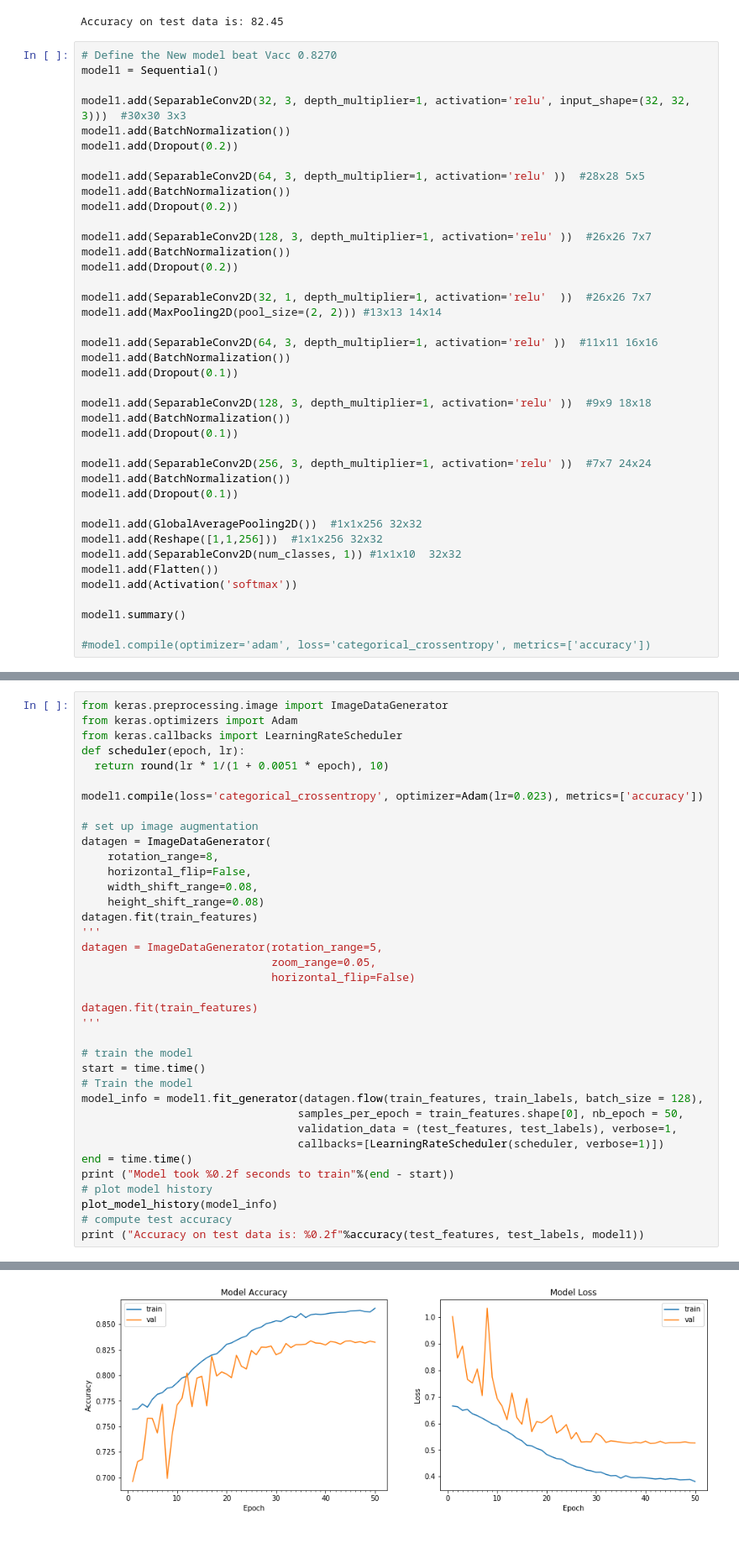
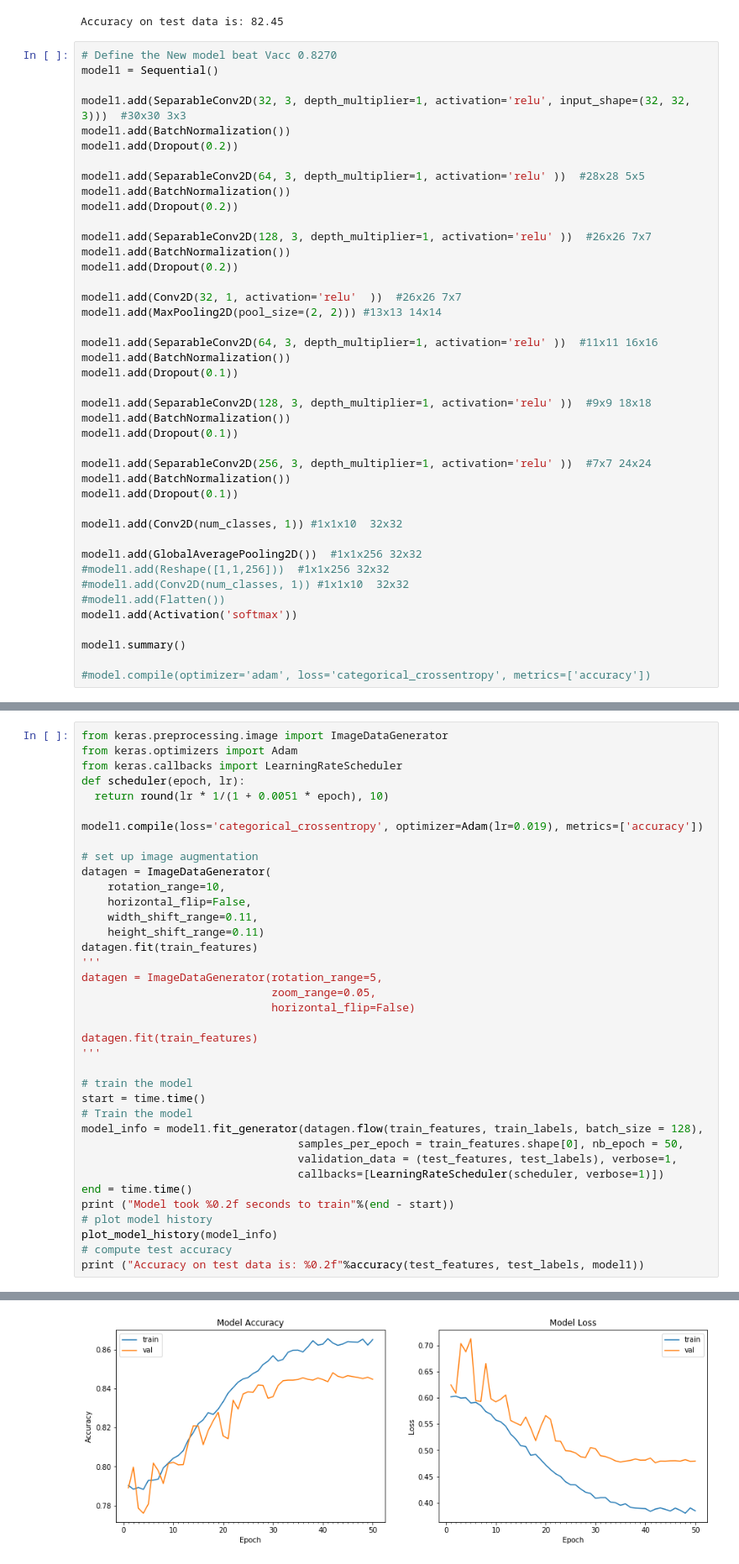
Before and after one commit to bikash-bhoi/EIP4, a Jupyter notebook: Session3 Assignment/Assignment_6.ipynb, the cells around one changed output, grey strips where cells are left out. Shown at 84% size. Drawn from its saved outputs; the diff is of its cells as text; blank space fills up the shorter version.

```diff
--- a/Session3 Assignment/Assignment_6.ipynb
+++ b/Session3 Assignment/Assignment_6.ipynb
@@ -193,7 +196,7 @@ model1.add(SeparableConv2D(128, 3, depth_multiplier=1, activation='relu' ))  #26
 model1.add(BatchNormalization())
 model1.add(Dropout(0.2))
 
-model1.add(SeparableConv2D(32, 1, depth_multiplier=1, activation='relu'  ))  #26x26 7x7
+model1.add(Conv2D(32, 1, activation='relu'  ))  #26x26 7x7
 model1.add(MaxPooling2D(pool_size=(2, 2))) #13x13 14x14
 
 model1.add(SeparableConv2D(64, 3, depth_multiplier=1, activation='relu' ))  #11x11 16x16
@@ -208,10 +211,12 @@ model1.add(SeparableConv2D(256, 3, depth_multiplier=1, activation='relu' ))  #7x
 model1.add(BatchNormalization())
 model1.add(Dropout(0.1))
 
+model1.add(Conv2D(num_classes, 1)) #1x1x10  32x32
+
 model1.add(GlobalAveragePooling2D())  #1x1x256 32x32
-model1.add(Reshape([1,1,256]))  #1x1x256 32x32
-model1.add(SeparableConv2D(num_classes, 1)) #1x1x10  32x32
-model1.add(Flatten())
+#model1.add(Reshape([1,1,256]))  #1x1x256 32x32
+#model1.add(Conv2D(num_classes, 1)) #1x1x10  32x32
+#model1.add(Flatten())
 model1.add(Activation('softmax'))
 
 model1.summary()
@@ -242,14 +247,14 @@ from keras.callbacks import LearningRateScheduler
 def scheduler(epoch, lr):
   return round(lr * 1/(1 + 0.0051 * epoch), 10)
 
-model1.compile(loss='categorical_crossentropy', optimizer=Adam(lr=0.023), metrics=['accuracy'])
+model1.compile(loss='categorical_crossentropy', optimizer=Adam(lr=0.019), metrics=['accuracy'])
 
 # set up image augmentation
 datagen = ImageDataGenerator(
-    rotation_range=8,
+    rotation_range=10,
     horizontal_flip=False,
-    width_shift_range=0.08,
-    height_shift_range=0.08)
+    width_shift_range=0.11,
+    height_shift_range=0.11)
 datagen.fit(train_features)
 '''
 datagen = ImageDataGenerator(rotation_range=5,
@@ -293 +298 @@ Model took 2358.47 seconds to train
-[figure, old version]
+[figure, new version]
```
Also changed, not shown: parts of 5 cells of this notebook.
